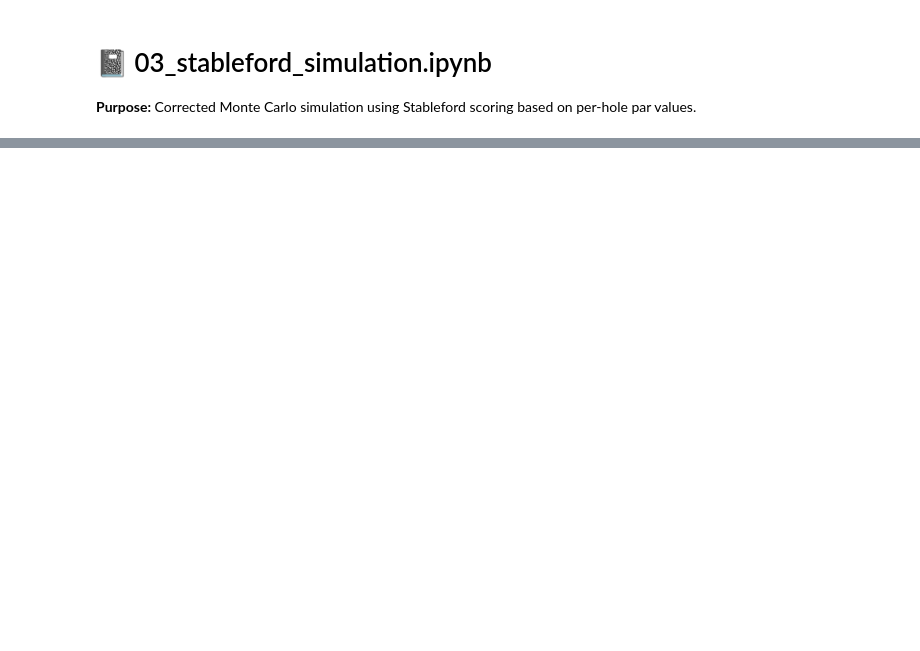
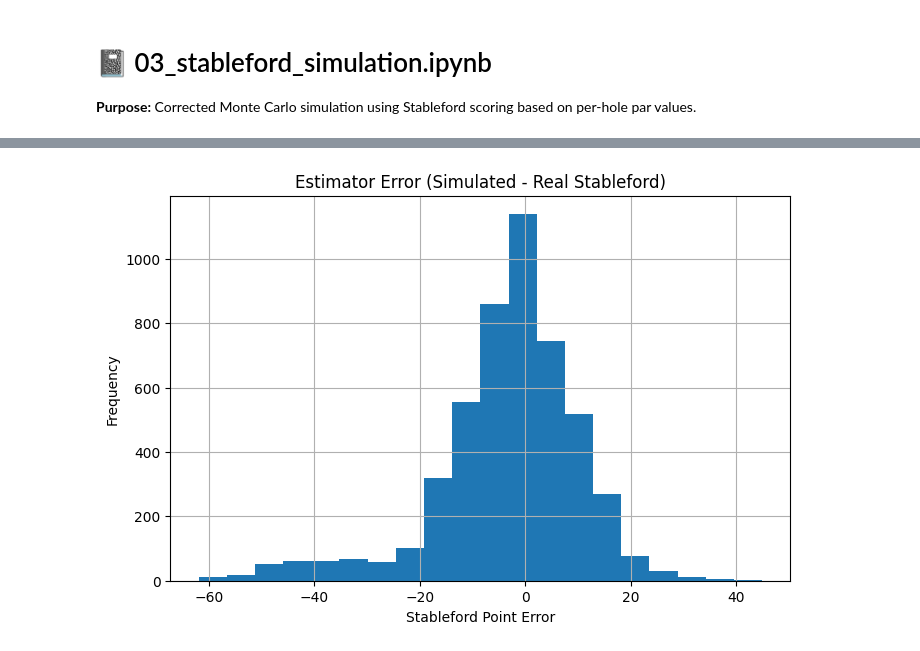
Before and after one commit to JustInternetAI/Calcutta, a Jupyter notebook: notebooks/03_stableford_simulation.ipynb, the cells around one changed output, grey strips where cells are left out. Cells and saved outputs as stored; diff of their text form; code cells hidden in the pictures; blank space fills up the shorter version.

```diff
--- a/notebooks/03_stableford_simulation.ipynb
+++ b/notebooks/03_stableford_simulation.ipynb
@@ -12,0 +26,13 @@ from golf_scoring import calculate_stableford_round, strokes_received_per_hole,
+# %%
+calcutta_data = {
+    "players": {},       # str -> Player
+    "tournaments": {},   # str -> Tournament
+    "mm_teams": {},      # str -> MMTeam (e.g., "Smith/Jones" : MMTeam obj)
+    "c_teams": {},       # str -> CTeam (e.g., "Team A" : CTeam obj)
+}
+
+
+players = calcutta_data["players"]
+tournaments = calcutta_data["tournaments"]
+mm_teams = calcutta_data["mm_teams"]
+c_teams = calcutta_data["c_teams"]
@@ -393,3 +434,9 @@ def find_stableford_outlier_rounds(players, max_stableford=45):
 # --- Example Usage ---
 
 find_stableford_outlier_rounds(players, max_stableford=45)
+# %%
+rounds_with_holes = [
+    rnd for player in players.values()
+    for rnd in player.rounds
+    if rnd.hole_scores and len(rnd.hole_scores) == 18
+]
@@ -395,0 +472,55 @@ find_stableford_outlier_rounds(players, max_stableford=45)
+# %%
+# golf_scoring 2.0
+
+
+import pandas as pd
+import matplotlib.pyplot as plt
+
+def simulate_stableford_for_round(rnd):
+    return simulate_round(rnd.handicap)
+
+def simulate_stableford_for_round_calibrated(rnd):
+    return simulate_round(rnd.handicap)
+
+
+def error_analysis(players):
+    rounds_with_holes = [
+        rnd for player in players.values()
+        for rnd in player.rounds
+        if rnd.hole_scores and len(rnd.hole_scores) == 18
+    ]
+
+    comparison = []
+    for rnd in rounds_with_holes:
+        real = compute_real_stableford(rnd)
+        #simulated = simulate_stableford_for_round(rnd)
+        simulated = simulate_stableford_for_round_calibrated(rnd)
+        comparison.append({
+            'player': rnd.player,
+            'tournament': rnd.tournament_name,
+            'real_stableford': real,
+            'simulated_stableford': simulated,
+            'gross': rnd.total,
+            'net': rnd.net,
+            'handicap': rnd.handicap,
+            'error': simulated - real
+        })
+
+    df = pd.DataFrame(comparison)
+
+    print(df[['real_stableford', 'simulated_stableford', 'error']].describe())
+
+    # Error histogram
+    plt.figure(figsize=(8, 5))
+    df['error'].hist(bins=20)
+    plt.title("Estimator Error (Simulated - Real Stableford)")
+    plt.xlabel("Stableford Point Error")
+    plt.ylabel("Frequency")
+    plt.grid(True)
+    plt.show()
+
+    return df
+
+# Run the analysis
+df_error = error_analysis(players)
+# %% [output]
@@ -395,0 +536 @@ find_stableford_outlier_rounds(players, max_stableford=45)
+[figure, added]
```
Also changed, not shown: parts of 9 cells of this notebook, 6 other files.
